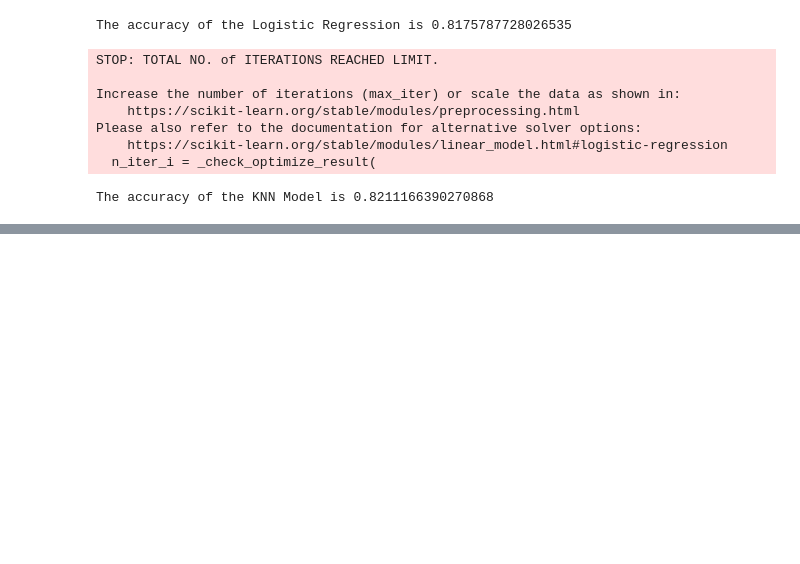
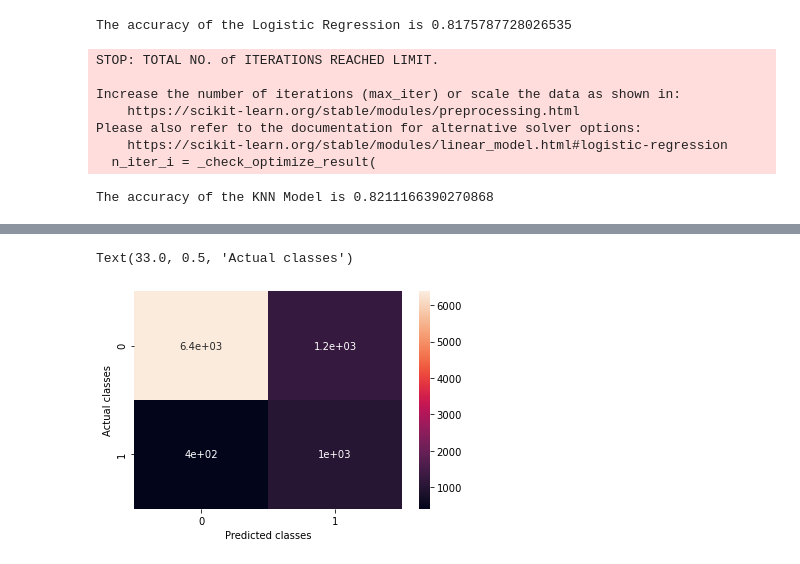
Before and after one commit to luctivud/Data-Analysis-and-Machine-Learning, a Jupyter notebook: Practice/ML Prc - i.ipynb, the cells around one changed output, grey strips where cells are left out. Cells and saved outputs as stored; diff of their text form; code cells hidden in the pictures; blank space fills up the shorter version.

```diff
--- a/Practice/ML Prc - i.ipynb
+++ b/Practice/ML Prc - i.ipynb
@@ -175,7 +177,7 @@ Please also refer to the documentation for alternative solver options:
 from sklearn.neighbors import KNeighborsClassifier #KNN
 knn = KNeighborsClassifier()
 knn.fit(X_train, y_train)
-#y_pred = knn.predict(X_test)
+y_pred = knn.predict(X_test)
 score_knn = knn.score(X_test,y_test)
 print('The accuracy of the KNN Model is',score_knn)
 # %% [output]
@@ -182,0 +205,6 @@ The accuracy of the KNN Model is 0.8211166390270868
+# %%
+cfm=confusion_matrix(y_pred, y_test)
+sns.heatmap(cfm, annot=True)
+plt.xlabel('Predicted classes')
+plt.ylabel('Actual classes')
+# %% [output]
@@ -182,0 +214,2 @@ The accuracy of the KNN Model is 0.8211166390270868
+Text(33.0, 0.5, 'Actual classes')
+[figure, added]
```
Also changed, not shown: parts of 8 cells of this notebook.
